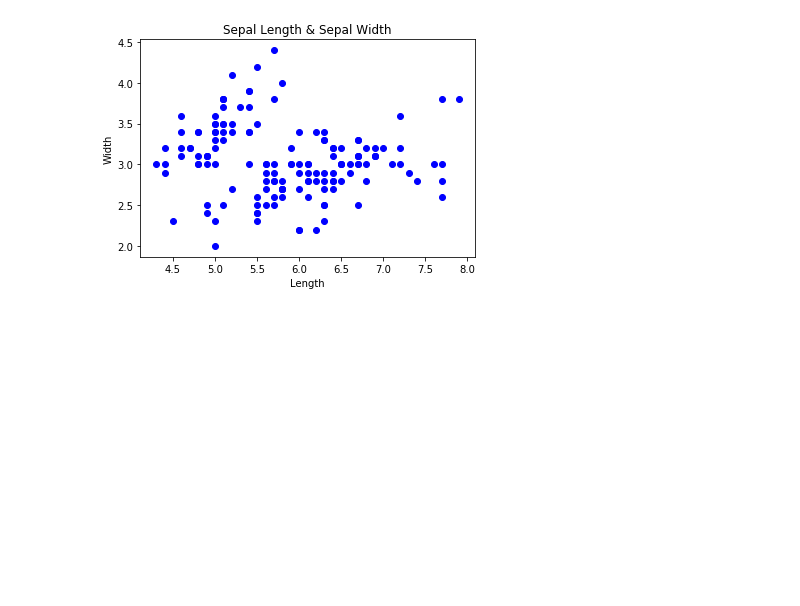
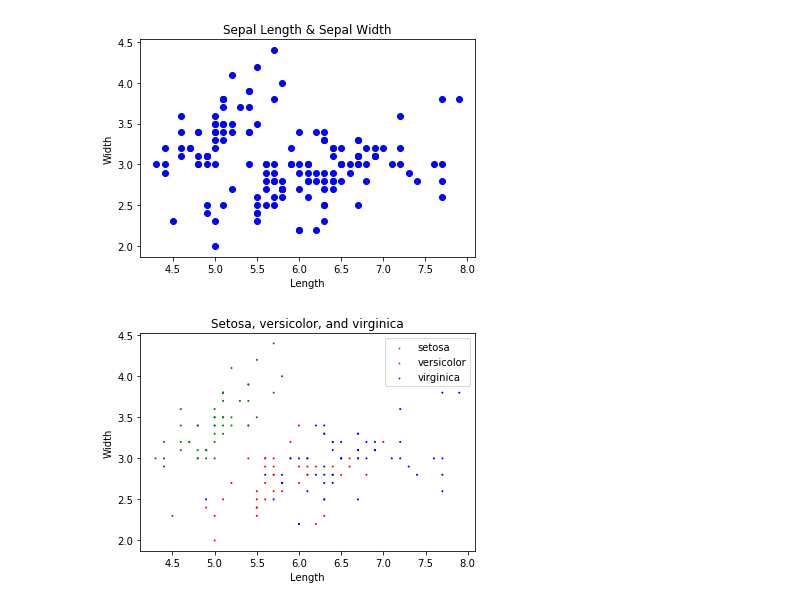
Before and after one commit to DonalMcGahon/Problem-set-Jupyter-pyplot-and-numpy, a Jupyter notebook: Fisher’s iris data set.ipynb, the cells around one changed output. Saved outputs shown, nothing was run; the diff lists cells and outputs as text; code cells hidden in the pictures; blank space fills up the shorter version.

Commit message:
Question 4

```diff
--- a/Fisher’s iris data set.ipynb
+++ b/Fisher’s iris data set.ipynb
@@ -47,3 +48,17 @@ plt.ylabel("Width")
 plt.show()
 # %% [output]
 [figure]
+# %%
+#Question 4
+plt.title('Setosa, versicolor, and virginica')
+
+setosa = plt.scatter(df['sepal_length'], df['sepal_width'], df['species'] == 'setosa', color='g', label='setosa')
+versicolor = plt.scatter(df['sepal_length'], df['sepal_width'], df['species'] == 'versicolor', color='r', label='versicolor')
+virginica = plt.scatter(df['sepal_length'], df['sepal_width'], df['species'] == 'virginica', color='b', label='virginica')
+
+plt.xlabel("Length")
+plt.ylabel("Width")
+plt.legend()
+plt.show()
+# %% [output]
+[figure, added]
```
Also changed, not shown: parts of 1 cell of this notebook.
